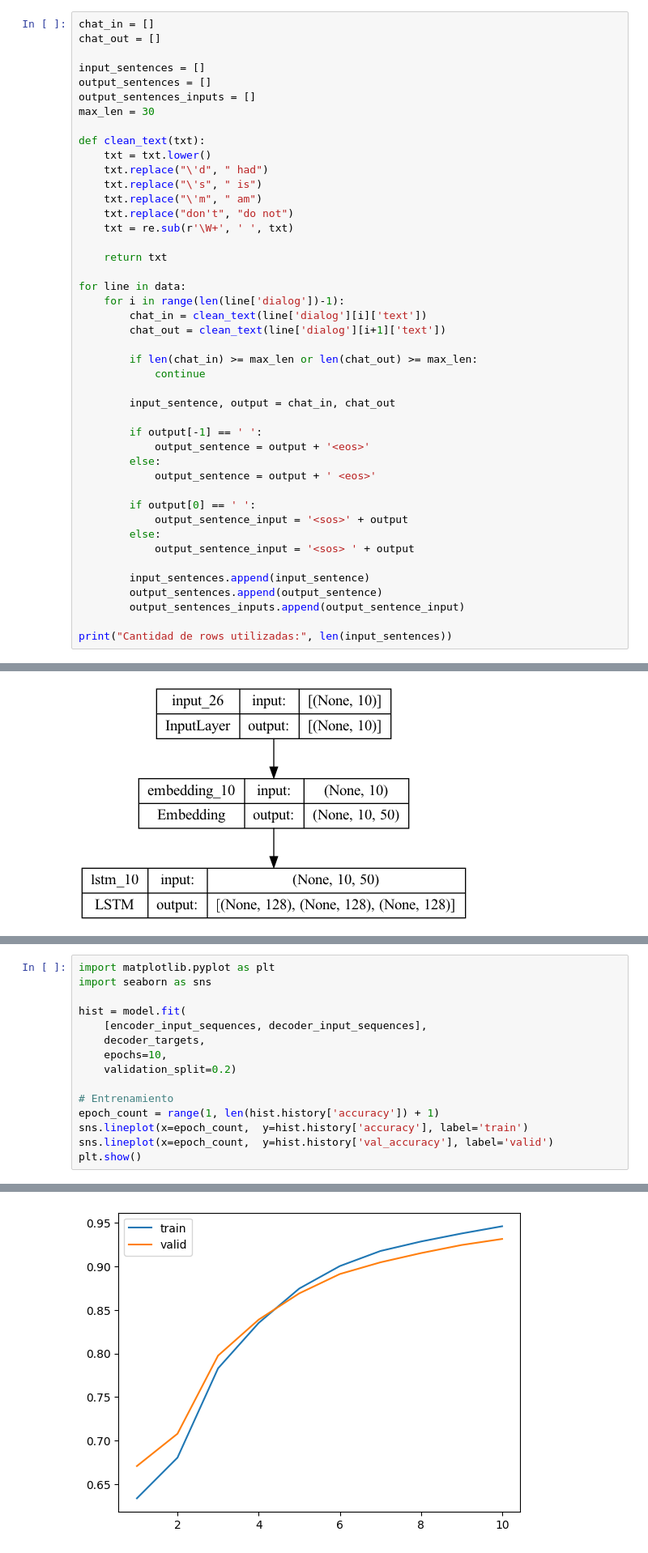
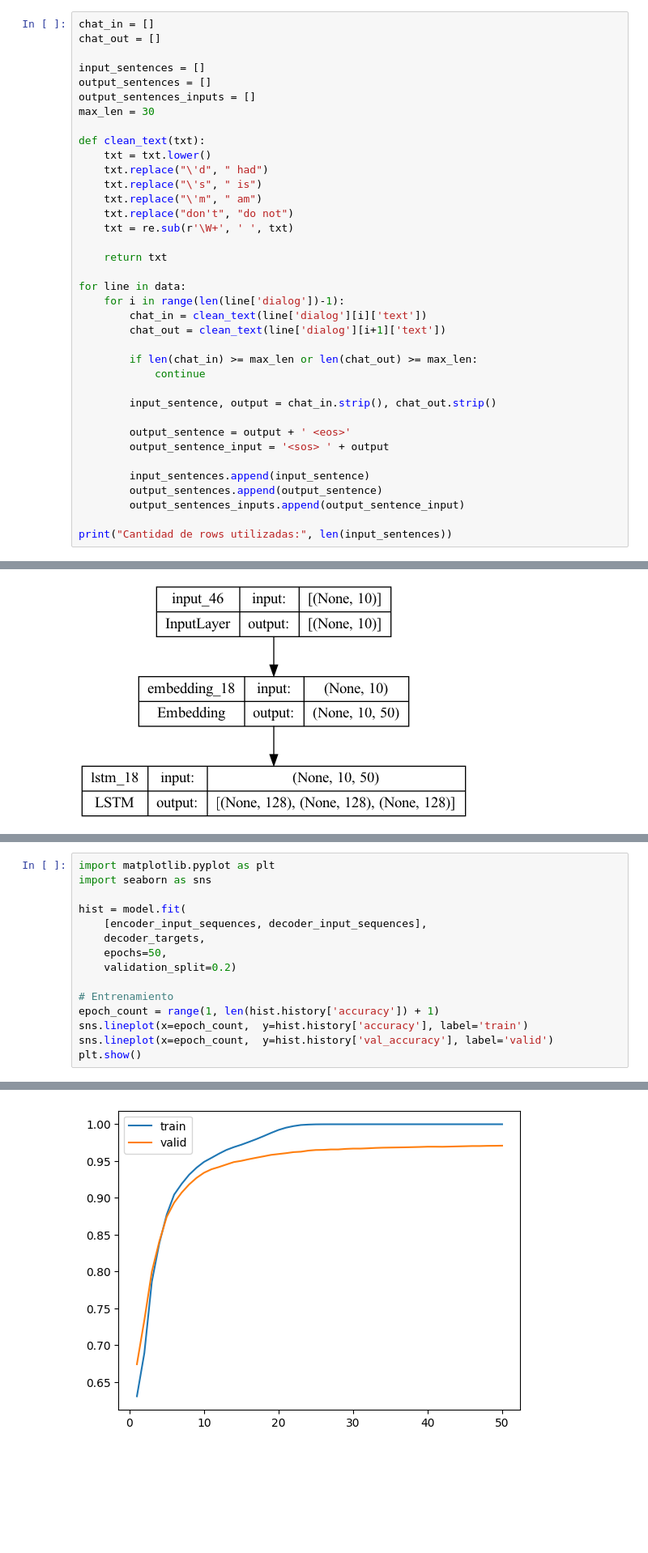
Before and after one commit to ezequielfernandez/pln-practicas, a Jupyter notebook: conversational_bot/bot_with_encoder_decoder.ipynb, the cells around one changed output, grey strips where cells are left out. Shown: that part at 81% size. Cells and saved outputs as stored; diff of their text form; blank space fills up the shorter version.

```diff
--- a/conversational_bot/bot_with_encoder_decoder.ipynb
+++ b/conversational_bot/bot_with_encoder_decoder.ipynb
@@ -71,17 +71,10 @@ for line in data:
         if len(chat_in) >= max_len or len(chat_out) >= max_len:
             continue
 
-        input_sentence, output = chat_in, chat_out
+        input_sentence, output = chat_in.strip(), chat_out.strip()
 
-        if output[-1] == ' ':
-            output_sentence = output + '<eos>'
-        else:
-            output_sentence = output + ' <eos>'
-
-        if output[0] == ' ':
-            output_sentence_input = '<sos>' + output
-        else:
-            output_sentence_input = '<sos> ' + output
+        output_sentence = output + ' <eos>'
+        output_sentence_input = '<sos> ' + output
 
         input_sentences.append(input_sentence)
         output_sentences.append(output_sentence)
@@ -419,7 +412,7 @@ import seaborn as sns
 hist = model.fit(
     [encoder_input_sequences, decoder_input_sequences],
     decoder_targets,
-    epochs=10,
+    epochs=50,
     validation_split=0.2)
 
 # Entrenamiento
@@ -480,4 +471,4 @@ Epoch 10/10
-[figure, old version]
+[figure, new version]
 # %%
 # Armar los conversores de índice a palabra:
 idx2word_input = {v:k for k, v in word2idx_inputs.items()}
```
Also changed, not shown: parts of 11 cells of this notebook, 5 other files.
